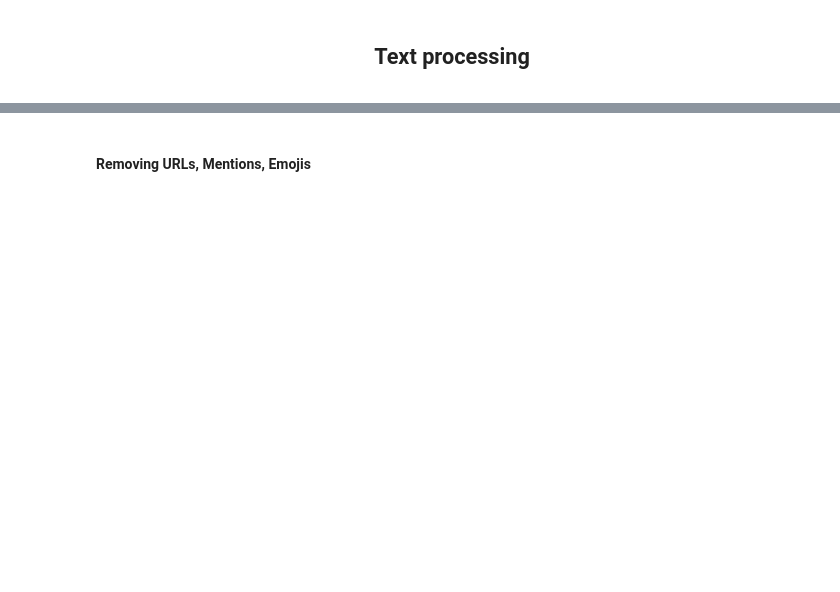
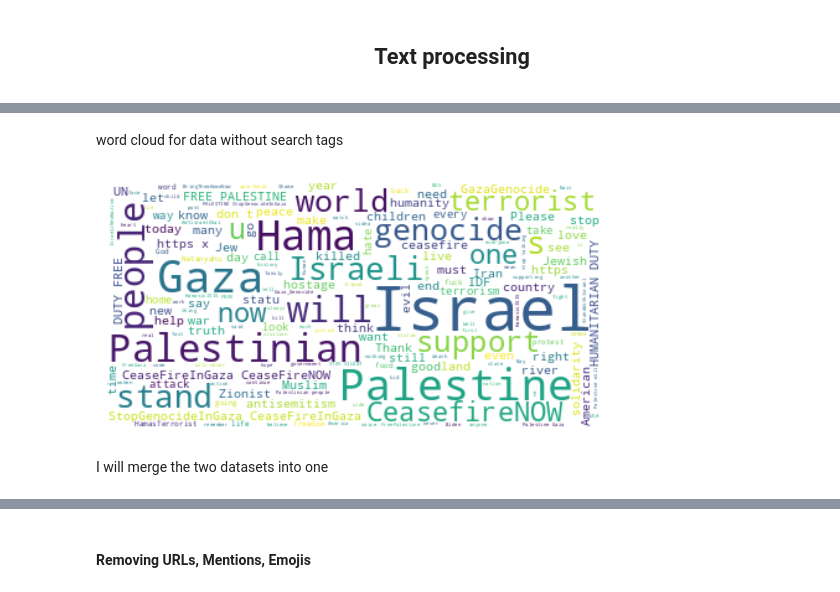
Before and after one commit to AyoubLaar/SPARK-STREAMING-PFA, a Jupyter notebook: Model/notebook.ipynb, the cells around one changed output, grey strips where cells are left out. Cells and saved outputs as stored; diff of their text form; code cells hidden in the pictures; blank space fills up the shorter version.

```diff
--- a/Model/notebook.ipynb
+++ b/Model/notebook.ipynb
@@ -99,0 +124,13 @@ plt.show()
+# %% [markdown]
+word cloud for data without search tags
+# %%
+text = " ".join(review for  review in data2["text"])
+wordcloud = WordCloud(max_font_size=50, max_words=200, background_color="white").generate(text)
+plt.figure()
+plt.imshow(wordcloud, interpolation="bilinear")
+plt.axis("off")
+plt.show()
+# %% [output]
+[figure, added]
+# %% [markdown]
+I will merge the two datasets into one
```
Also changed, not shown: parts of 44 cells of this notebook, 1 other file.
